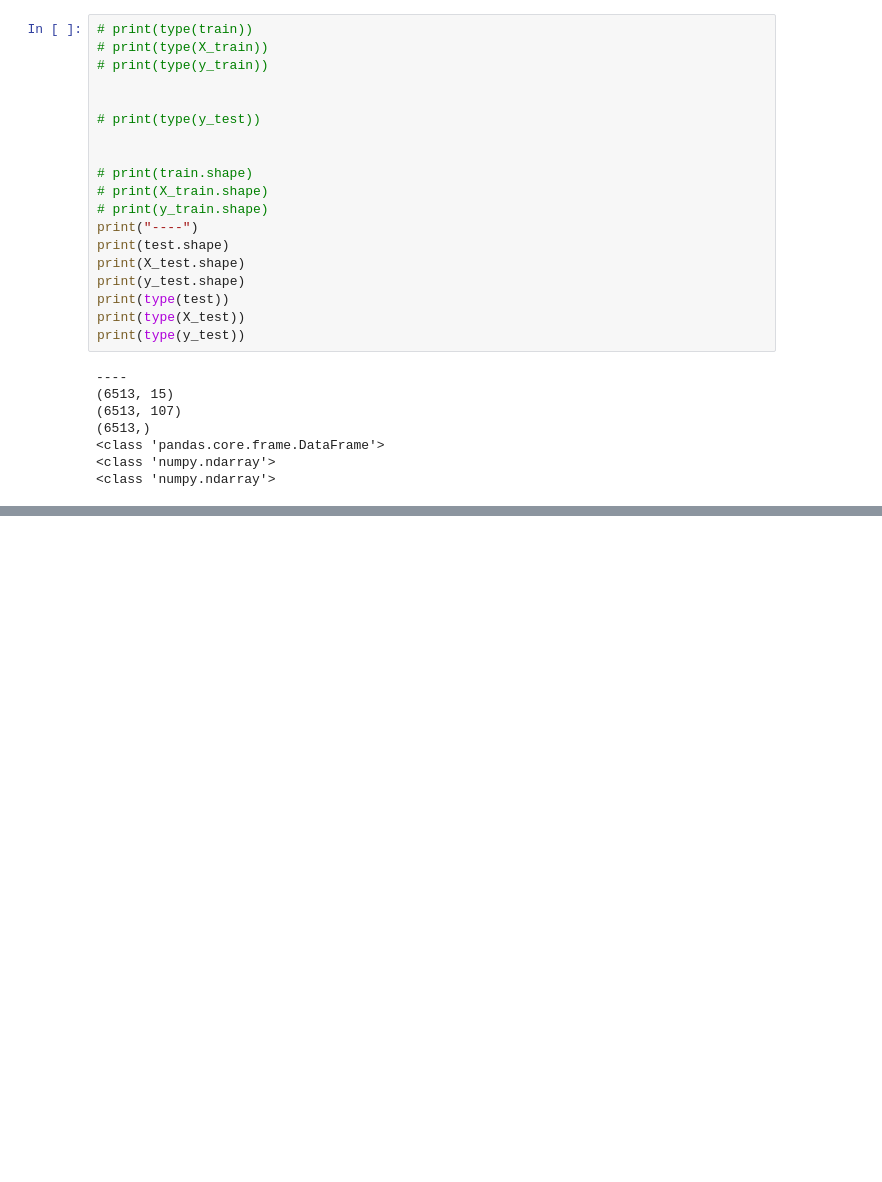
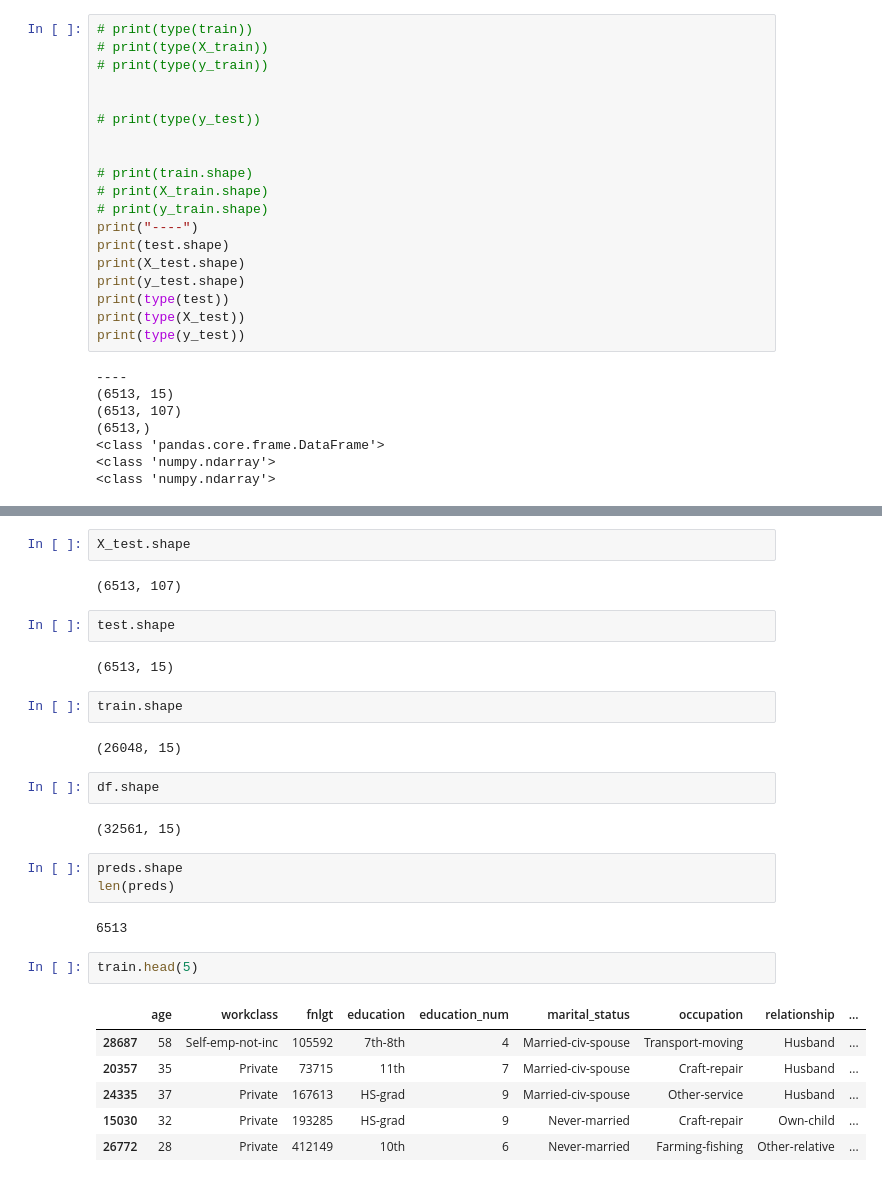
Before and after one commit to gichelli/machine_learning_operations_p3, a Jupyter notebook: eda.ipynb, the cells around one changed output, grey strips where cells are left out. Cells and saved outputs as stored; diff of their text form; blank space fills up the shorter version.

```diff
--- a/eda.ipynb
+++ b/eda.ipynb
@@ -1076,0 +1152,30 @@ print(type(y_test))
+# %%
+X_test.shape
+# %% [output]
+(6513, 107)
+# %%
+test.shape
+# %% [output]
+(6513, 15)
+# %%
+train.shape
+# %% [output]
+(26048, 15)
+# %%
+df.shape
+# %% [output]
+(32561, 15)
+# %%
+preds.shape
+len(preds)
+# %% [output]
+6513
+# %%
+train.head(5)
+# %% [output]
+|  | age | workclass | fnlgt | education | education_num | marital_status | occupation | relationship | ... |
+| 28687 | 58 | Self-emp-not-inc | 105592 | 7th-8th | 4 | Married-civ-spouse | Transport-moving | Husband | ... |
+| 20357 | 35 | Private | 73715 | 11th | 7 | Married-civ-spouse | Craft-repair | Husband | ... |
+| 24335 | 37 | Private | 167613 | HS-grad | 9 | Married-civ-spouse | Other-service | Husband | ... |
+| 15030 | 32 | Private | 193285 | HS-grad | 9 | Never-married | Craft-repair | Own-child | ... |
+| 26772 | 28 | Private | 412149 | 10th | 6 | Never-married | Farming-fishing | Other-relative | ... |
```
Also changed, not shown: parts of 16 cells of this notebook, 8 other files.
